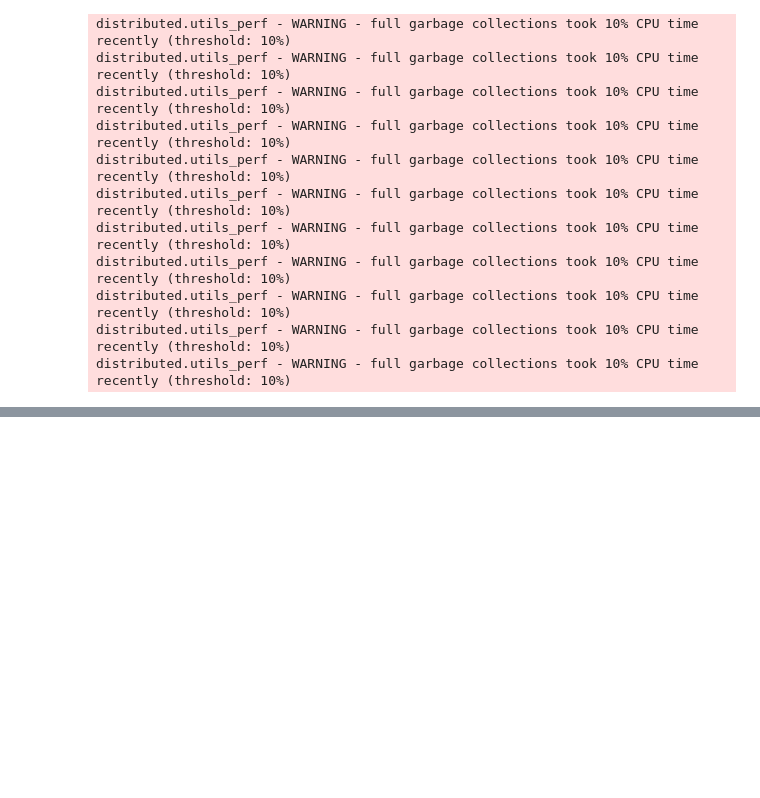
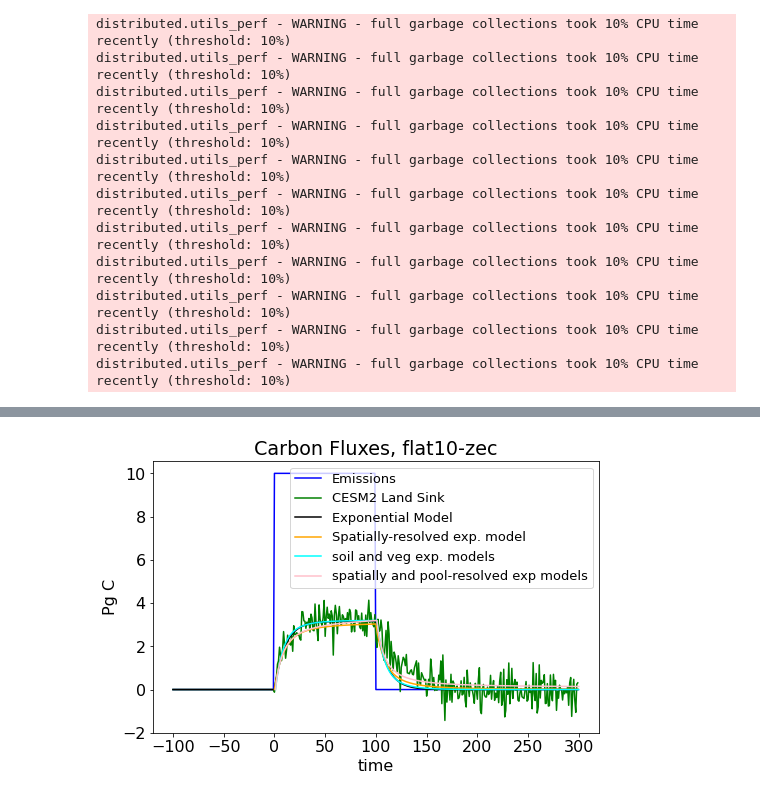
Before and after one commit to ckoven/flat10, a Jupyter notebook: flat10-analysis.ipynb, the cells around one changed output, grey strips where cells are left out. Drawn from its saved outputs; the diff is of its cells as text; code cells hidden in the pictures; blank space fills up the shorter version.

Commit message:
adding some plots to github

```diff
--- a/flat10-analysis.ipynb
+++ b/flat10-analysis.ipynb
@@ -895,0 +879,18 @@ plt.legend(['Emissions','CESM2 Land Sink','Exponential Model', 'Spatially-resolv
+# %%
+plt.plot(time_zec, emiss_zec, color='blue')
+plt.plot(time_zec, landsink_zec, color='green')
+plt.plot(time_zec, pred_landsink_zec, color='black')
+plt.plot(np.arange(len(cflux_spatial_emulator_zec_global)), cflux_spatial_emulator_zec_global, color='orange')
+plt.plot(np.arange(len(pred_dcdead_dt_zec))+1, pred_dcdead_dt_zec + pred_dcveg_dt_zec, color='cyan')
+plt.plot(np.arange(len(spatially_pool_resolved_global_dcdt_zec))+1, spatially_pool_resolved_global_dcdt_zec, color='pink')
+
+
+
+plt.title('Carbon Fluxes, flat10-zec')
+plt.ylabel('Pg C')
+plt.xlabel('time')
+#plt.xrange([-5,5])
+plt.legend(['Emissions','CESM2 Land Sink','Exponential Model', 'Spatially-resolved exp. model', 'soil and veg exp. models', 'spatially and pool-resolved exp models'], prop={'size': 13})
+plt.savefig('spatially_pool_resolved_zec_response', dpi=300)
+# %% [output]
+[figure, added]
```
Also changed, not shown: parts of 62 cells of this notebook, 3 other files.
